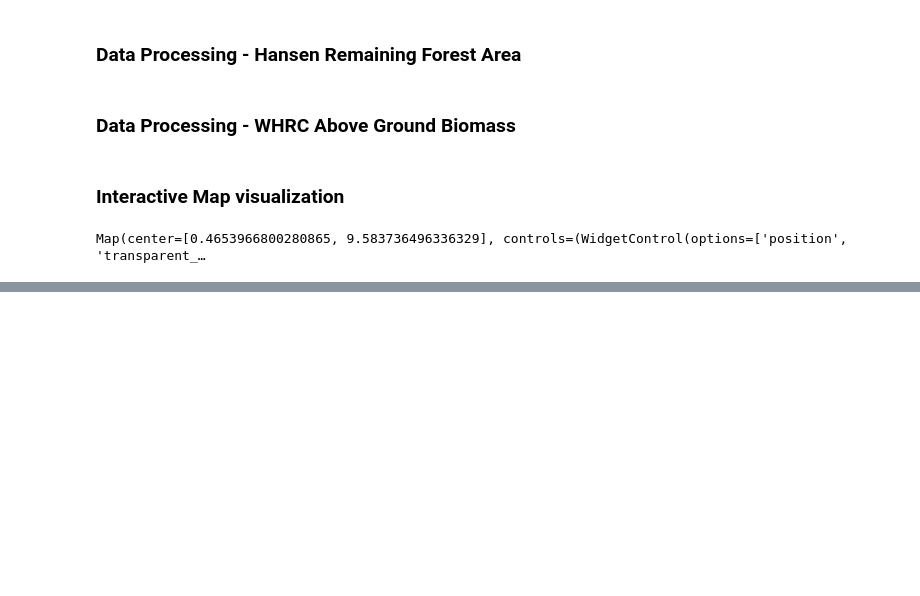
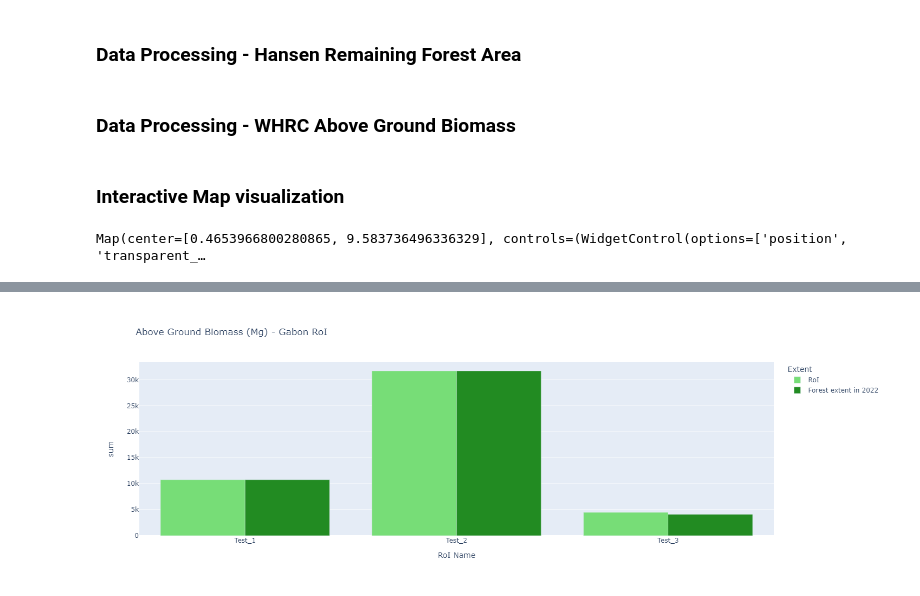
Before and after one commit to fadlielqorni/revalue-rapid-assessment, a Jupyter notebook: Global_AboveGroundBiomass_Assessment.ipynb, the cells around one changed output, grey strips where cells are left out. Drawn from its saved outputs; the diff is of its cells as text; code cells hidden in the pictures; blank space fills up the shorter version.

```diff
--- a/Global_AboveGroundBiomass_Assessment.ipynb
+++ b/Global_AboveGroundBiomass_Assessment.ipynb
@@ -299,0 +315,11 @@ geemap.ee_export_image_to_drive(
+# %%
+# 1. Above Ground Biomass in RoI and Forest Extent 2022
+# 1.1 RoI
+agb_roi_table = pd.read_csv(AGB_roi_dir.replace(os.sep,'/'))
+agb_roi_table['Region'] = 'RoI'
+# 1.2 Forest 2022
+agb_forest22_table = pd.read_csv(AGB_RemainingForest_dir.replace(os.sep, '/'))
+agb_forest22_table['Region'] = 'Forest extent in 2022'
+# %%
+# merge table
+merge_agb_table = pd.concat([agb_roi_table, agb_forest22_table], ignore_index=True)
@@ -299,0 +336,12 @@ geemap.ee_export_image_to_drive(
+# %%
+# Mangrove area in RoI
+fig_AGBForest22 = px.bar(merge_agb_table, x = merge_agb_table[roi_column_name],
+                      y = "sum", color = "Region", barmode = "group",
+                      category_orders={"Extent": ["RoI","Forest extent in 2022"]},
+                      color_discrete_sequence = ['#77dd77','#228b22'],
+                      width=1400, height=500,
+                      labels = {roi_column_name: "RoI Name","Area_Ha": "mangrove Area (Ha)"},
+                      title ="Above Ground Biomass (Mg) - " + projectname)
+fig_AGBForest22.update_layout(legend_title_text='Extent')
+# %% [output]
+[figure, added]
```
Also changed, not shown: parts of 6 cells of this notebook.
